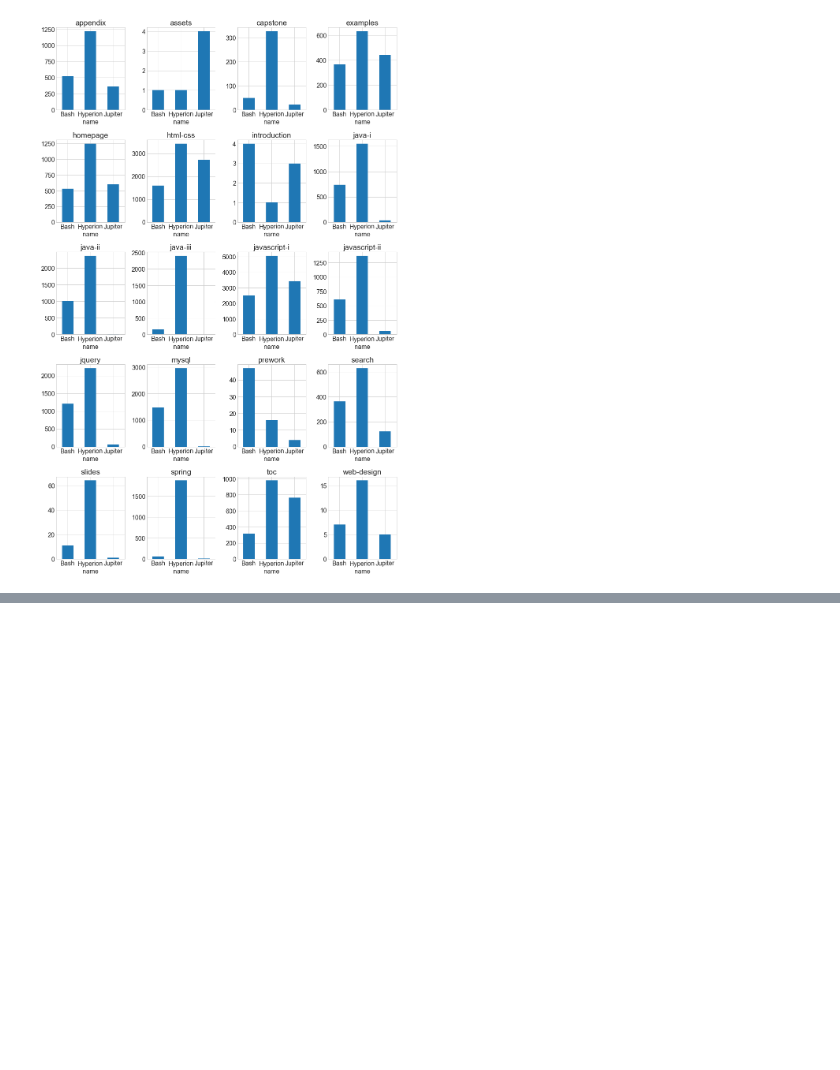
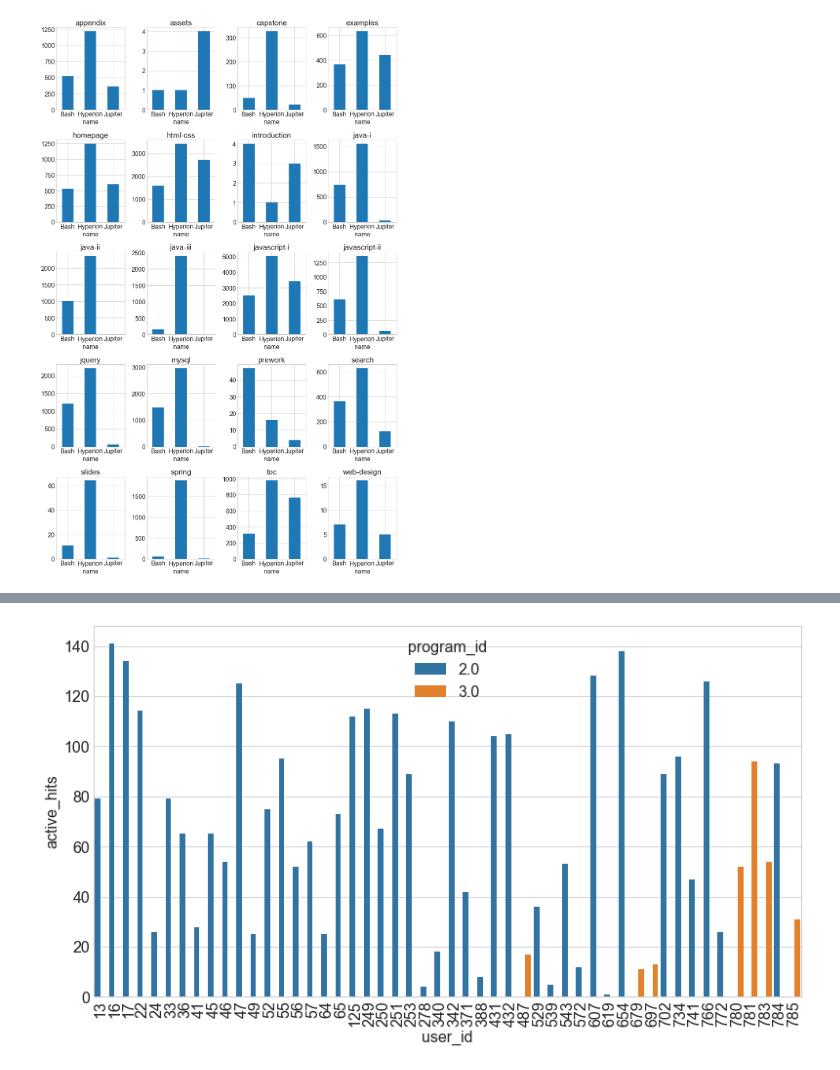
Before and after one commit to Yongliang-Shi/Anomaly-Detection-in-the-Curriculum-Access-Log, a Jupyter notebook: explore_log.ipynb, the cells around one changed output, grey strips where cells are left out. Cells and saved outputs as stored; diff of their text form; code cells hidden in the pictures; blank space fills up the shorter version.

Commit message:
explore students who, when active, hardly access the curriculum

```diff
--- a/explore_log.ipynb
+++ b/explore_log.ipynb
@@ -277,0 +280,18 @@ plt.show()
+# %%
+# Create a empty list
+user_id_hits = []
+
+# For loop to compute the active hits for each user id
+
+for user_id, subset in access_log.groupby('user_id'):
+    active = subset.loc[(subset.index >= subset.start_date) & (subset.index <= subset.end_date)]
+    active_hits = active.lesson.count()
+    program = list(subset.program_id.value_counts().sort_values(ascending=False).index)
+    if program == []:
+        continue
+    else:
+        d = {'user_id': user_id, 'active_hits': active_hits, 'program_id': program[0]}
+        user_id_hits.append(d)
+
+# Take a peek at the list of the dictionaries
+user_id_hits[:5]
@@ -277,0 +304,6 @@ plt.show()
+# %%
+# Turn the list of dictionaries into the dataframe
+user_id_hits = pd.DataFrame(user_id_hits)
+
+# Take a peek at the dataframe
+user_id_hits.head()
@@ -277,0 +317,8 @@ plt.show()
+# %%
+# Create a mask of active hits not 0
+mask_active_hits = (user_id_hits.active_hits != 0)
+
+# Pick the bottom 50 user id with the least active hits
+
+user_id_hits_rare = user_id_hits[mask_active_hits].sort_values(by='active_hits').head(50)
+user_id_hits_rare.head()
@@ -277,0 +332,8 @@ plt.show()
+# %%
+# Viz the bottom 50 user id based on program id.
+
+sns.barplot(data=user_id_hits_rare, x='user_id', y='active_hits', hue='program_id')
+plt.xticks(rotation='vertical')
+plt.show()
+# %% [output]
+[figure, added]
```
Also changed, not shown: parts of 4 cells of this notebook.
